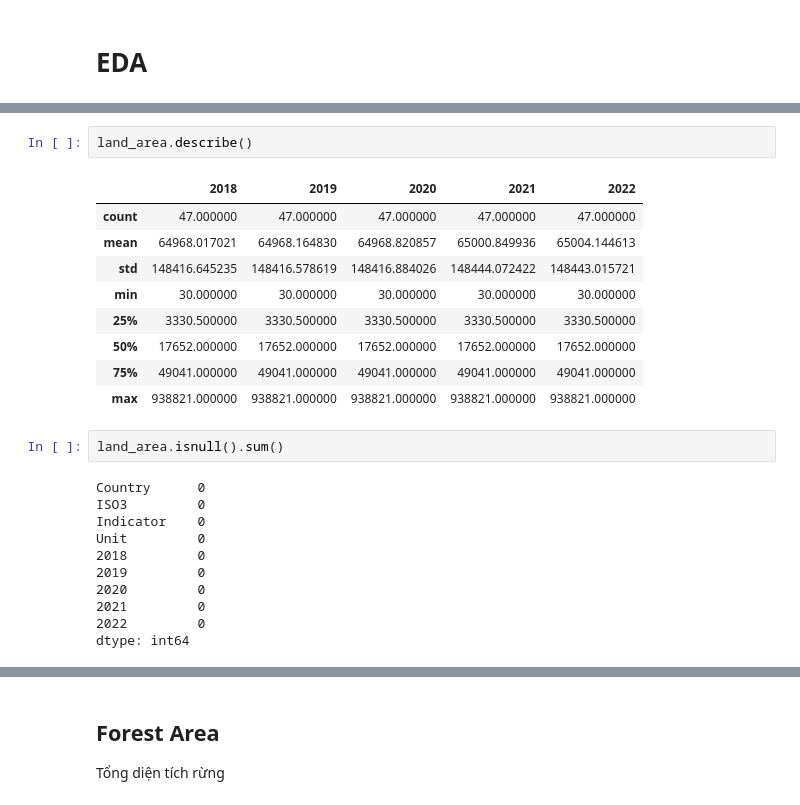
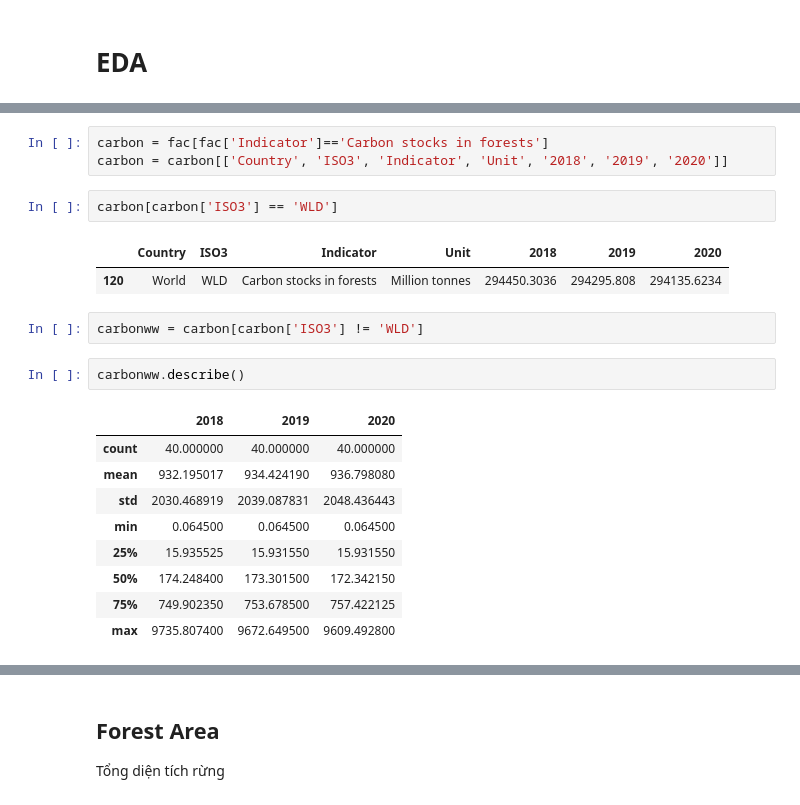
Before and after one commit to thienphucle/DS105.P11_Data_Analysis_And_Visualization, a Jupyter notebook: EDA/EDA_FAC.ipynb, the cells around one changed output, grey strips where cells are left out. Saved outputs shown, nothing was run; the diff lists cells and outputs as text.

```diff
--- a/EDA/EDA_FAC.ipynb
+++ b/EDA/EDA_FAC.ipynb
@@ -304,25 +304,22 @@ land_area
+# %%
+carbon = fac[fac['Indicator']=='Carbon stocks in forests']
+carbon = carbon[['Country', 'ISO3', 'Indicator', 'Unit', '2018', '2019', '2020']]
+# %%
+carbon[carbon['ISO3'] == 'WLD']
+# %% [output]
+|  | Country | ISO3 | Indicator | Unit | 2018 | 2019 | 2020 |
+| 120 | World | WLD | Carbon stocks in forests | Million tonnes | 294450.3036 | 294295.808 | 294135.6234 |
+# %%
+carbonww = carbon[carbon['ISO3'] != 'WLD']
 # %%
-land_area.describe()
+carbonww.describe()
 # %% [output]
-|  | 2018 | 2019 | 2020 | 2021 | 2022 |
-| count | 47.000000 | 47.000000 | 47.000000 | 47.000000 | 47.000000 |
-| mean | 64968.017021 | 64968.164830 | 64968.820857 | 65000.849936 | 65004.144613 |
-| std | 148416.645235 | 148416.578619 | 148416.884026 | 148444.072422 | 148443.015721 |
-| min | 30.000000 | 30.000000 | 30.000000 | 30.000000 | 30.000000 |
-| 25% | 3330.500000 | 3330.500000 | 3330.500000 | 3330.500000 | 3330.500000 |
-| 50% | 17652.000000 | 17652.000000 | 17652.000000 | 17652.000000 | 17652.000000 |
-| 75% | 49041.000000 | 49041.000000 | 49041.000000 | 49041.000000 | 49041.000000 |
-| max | 938821.000000 | 938821.000000 | 938821.000000 | 938821.000000 | 938821.000000 |
+|  | 2018 | 2019 | 2020 |
+| count | 40.000000 | 40.000000 | 40.000000 |
+| mean | 932.195017 | 934.424190 | 936.798080 |
+| std | 2030.468919 | 2039.087831 | 2048.436443 |
+| min | 0.064500 | 0.064500 | 0.064500 |
+| 25% | 15.935525 | 15.931550 | 15.931550 |
+| 50% | 174.248400 | 173.301500 | 172.342150 |
+| 75% | 749.902350 | 753.678500 | 757.422125 |
+| max | 9735.807400 | 9672.649500 | 9609.492800 |
-# %%
-land_area.isnull().sum()
-# %% [output]
-Country      0
-ISO3         0
-Indicator    0
-Unit         0
-2018         0
-2019         0
-2020         0
-2021         0
-2022         0
-dtype: int64
```
Also changed, not shown: parts of 38 cells of this notebook, 7 other files.
